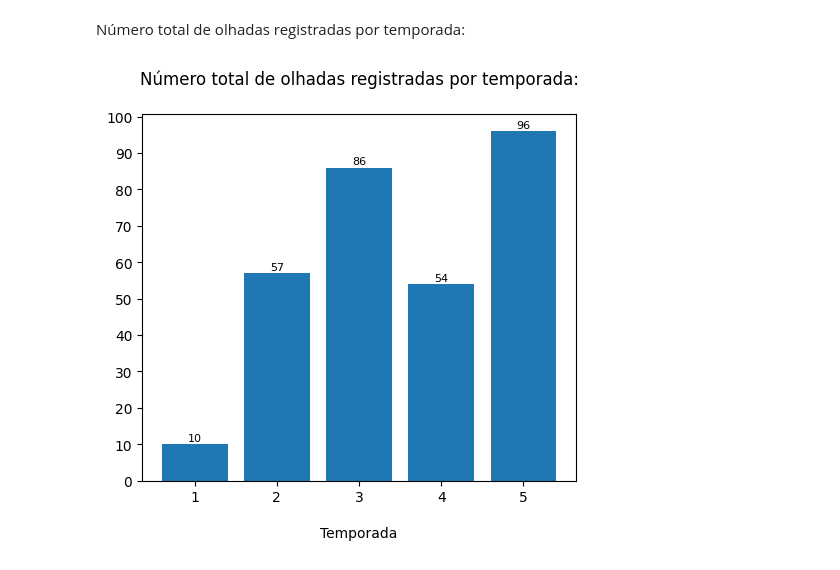
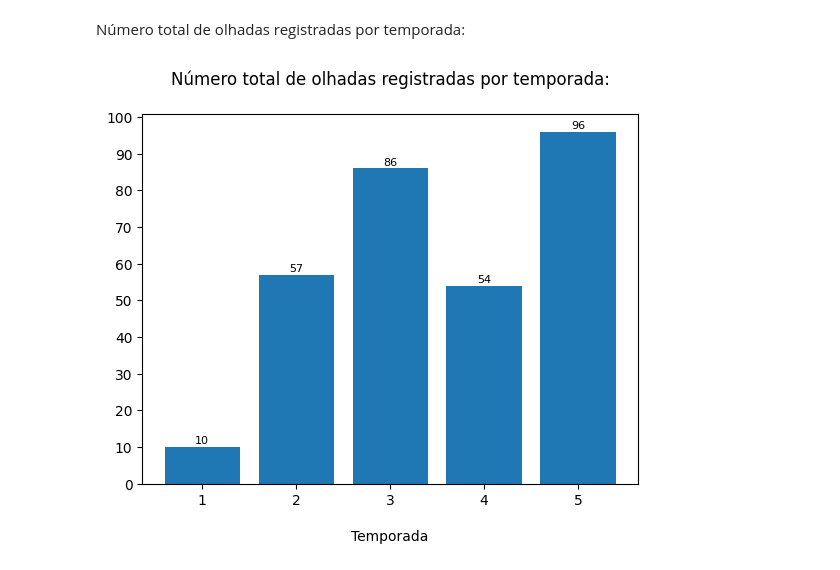
Before and after one commit to marinasbrum/ExploringNonverbalCommunication, a Jupyter notebook: Emotional_Responses_Analysis.ipynb, the cells around one changed output. Drawn from its saved outputs; the diff is of its cells as text; code cells hidden in the pictures.

```diff
--- a/Emotional_Responses_Analysis.ipynb
+++ b/Emotional_Responses_Analysis.ipynb
@@ -40,25 +40,16 @@ Número total de olhadas registradas por temporada:
 # %%
 looks = teste.groupby('Season').size()
 bars = plt.bar(looks.index, looks.values, color='skyblue')
 
 for bar, olhadas in zip(bars, looks.values):
     plt.text(bar.get_x() + bar.get_width() / 2, bar.get_height() + 0.3, olhadas,
              ha ='center', va ='bottom', fontsize = 8)
 
 plt.bar(looks.index, looks.values)
 plt.xticks(looks.index)
 plt.yticks(range(0, max(looks) + 10, 10))
 plt.title(f'Número total de olhadas registradas por temporada:\n')
 plt.xlabel('\nTemporada')
-
-plt.gcf().set_size_inches(5, 5)
-
-# Garantindo um layout compacto
-plt.tight_layout()
-
-# Salvando a figura como imagem PNG
-plt.savefig('olhadas_por_temporada.png')
-
-#plt.show()
+plt.show()
 # %% [output]
-[figure, old version]
+[figure, new version]
```
